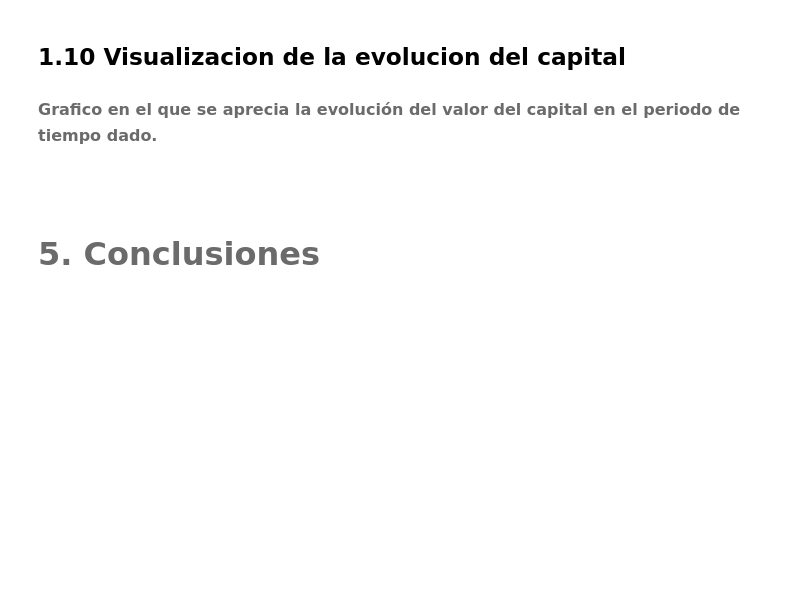
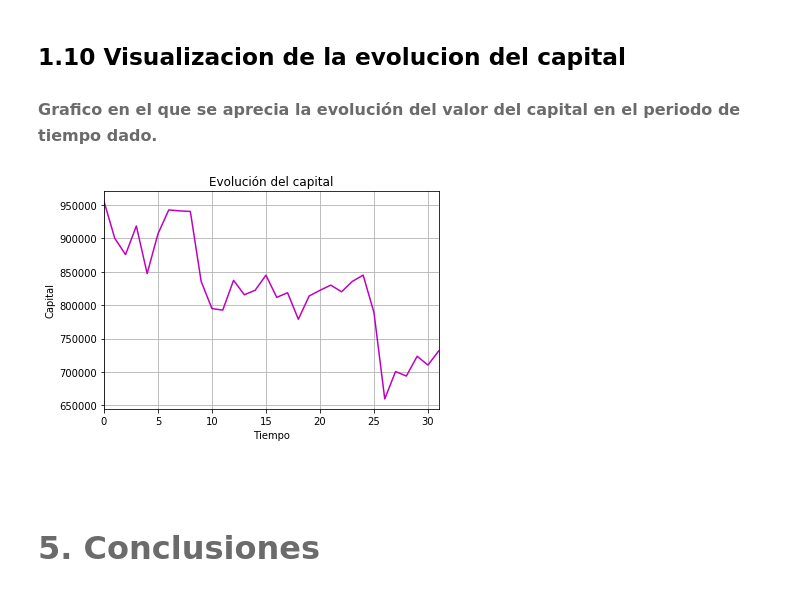
Before and after one commit to luzifi/myst_if708591_lab1, a Jupyter notebook: notebook.ipynb, the cells around one changed output. Cells and saved outputs as stored; diff of their text form; code cells hidden in the pictures; blank space fills up the shorter version.

```diff
--- a/notebook.ipynb
+++ b/notebook.ipynb
@@ -149,0 +150,3 @@ ImportError: cannot import name 'df_pasiva' from 'main' (C:\Users\luzitaifi\Docu
+# %%
+df_pasiva['rend']=df_pasiva['rend'].dropna()
+df_pasiva.head(5)
@@ -150,6 +160,16 @@ ImportError: cannot import name 'df_pasiva' from 'main' (C:\Users\luzitaifi\Docu
 # %% [markdown]
 ## 1.10 Visualizacion de la evolucion del capital
 ### <font color= #6B6B6B> <font size = 3> Grafico en el que se aprecia la evolución del valor del capital en el periodo de tiempo dado.  </font>
+# %%
+import matplotlib.pyplot as plt
+%matplotlib inline
+df_pasiva['Capital'].plot(color= 'm')
+plt.xlabel('Tiempo')
+plt.ylabel('Capital')
+plt.title('Evolución del capital')
+plt.grid()
+# %% [output]
+[figure, added]
 # %% [markdown]
 <br>
 # %% [markdown]
```
Also changed, not shown: parts of 7 cells of this notebook, 1 other file.
